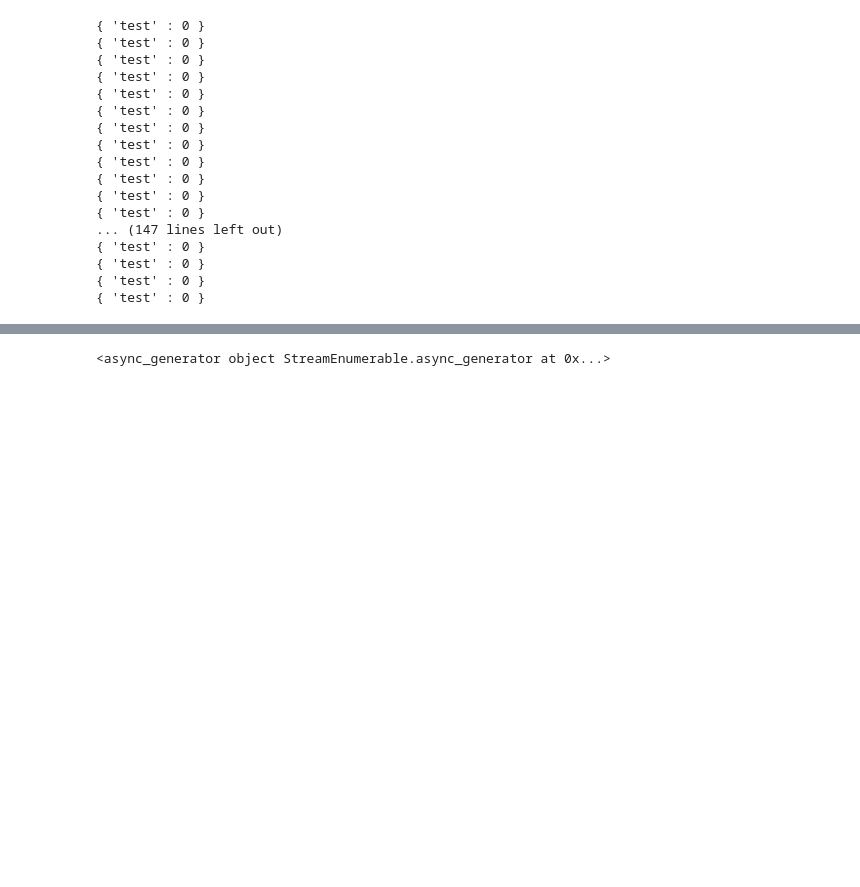
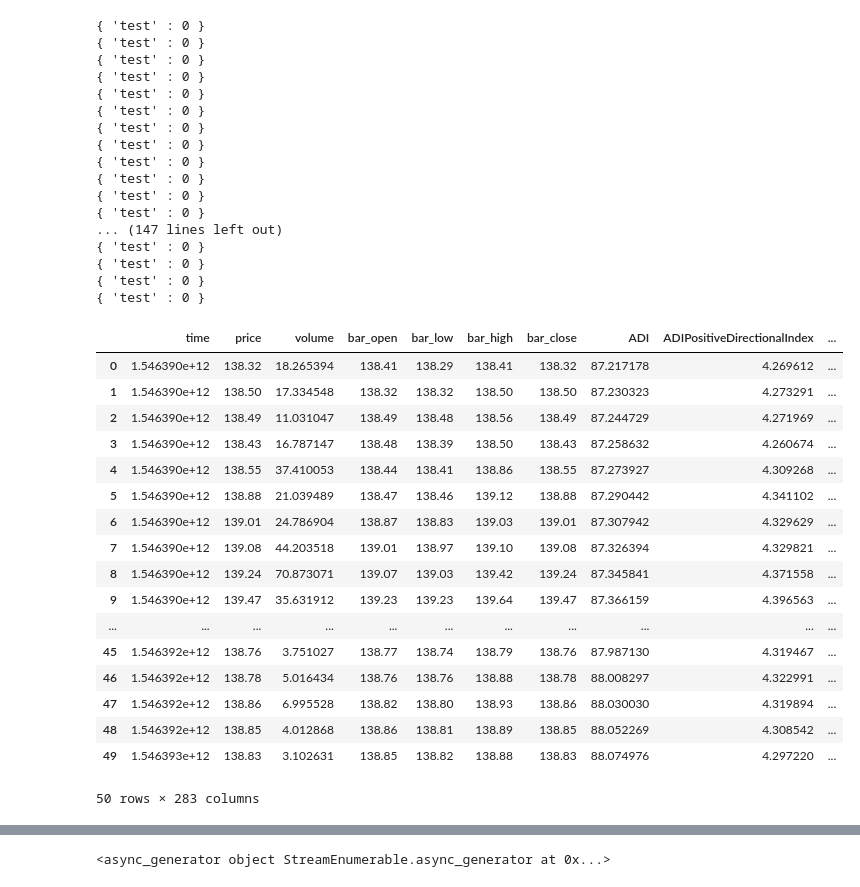
Before and after one commit to obecto/perper, a Jupyter notebook: samples/PythonNotebook/Test.ipynb, the cells around one changed output, grey strips where cells are left out. Saved outputs shown, nothing was run; the diff lists cells and outputs as text; code cells hidden in the pictures; blank space fills up the shorter version.

Commit message:
fix: debug and test episode loader SimpleData class extended, get_episode() completed and tested

```diff
--- a/samples/PythonNotebook/Test.ipynb
+++ b/samples/PythonNotebook/Test.ipynb
@@ -87,0 +91,36 @@ async_gen = await stream.get_async_generator()
+# %%
+async def get_episode():
+    episode_data = []
+    for _ in range(50):
+        item = await async_gen.__anext__()
+        row = np.fromstring(json.loads(item.Json)["Row"], dtype=float, sep=',')
+        episode_data.append(row)
+
+    column_names = json.loads(item.Json)["Columns"]
+    column_names = pd.Series(column_names.split(',')[:-1])
+    episode_data = np.array(episode_data)
+    episode_data = pd.DataFrame(data= episode_data, columns= column_names)
+    return episode_data
+# %%
+episode = await get_episode()
+# %%
+episode
+# %% [output]
+|  | time | price | volume | bar_open | bar_low | bar_high | bar_close | ADI | ADIPositiveDirectionalIndex | ... |
+| 0 | 1.546390e+12 | 138.32 | 18.265394 | 138.41 | 138.29 | 138.41 | 138.32 | 87.217178 | 4.269612 | ... |
+| 1 | 1.546390e+12 | 138.50 | 17.334548 | 138.32 | 138.32 | 138.50 | 138.50 | 87.230323 | 4.273291 | ... |
+| 2 | 1.546390e+12 | 138.49 | 11.031047 | 138.49 | 138.48 | 138.56 | 138.49 | 87.244729 | 4.271969 | ... |
+| 3 | 1.546390e+12 | 138.43 | 16.787147 | 138.48 | 138.39 | 138.50 | 138.43 | 87.258632 | 4.260674 | ... |
+| 4 | 1.546390e+12 | 138.55 | 37.410053 | 138.44 | 138.41 | 138.86 | 138.55 | 87.273927 | 4.309268 | ... |
+| 5 | 1.546390e+12 | 138.88 | 21.039489 | 138.47 | 138.46 | 139.12 | 138.88 | 87.290442 | 4.341102 | ... |
+| 6 | 1.546390e+12 | 139.01 | 24.786904 | 138.87 | 138.83 | 139.03 | 139.01 | 87.307942 | 4.329629 | ... |
+| 7 | 1.546390e+12 | 139.08 | 44.203518 | 139.01 | 138.97 | 139.10 | 139.08 | 87.326394 | 4.329821 | ... |
+| 8 | 1.546390e+12 | 139.24 | 70.873071 | 139.07 | 139.03 | 139.42 | 139.24 | 87.345841 | 4.371558 | ... |
+| 9 | 1.546390e+12 | 139.47 | 35.631912 | 139.23 | 139.23 | 139.64 | 139.47 | 87.366159 | 4.396563 | ... |
+| ... | ... | ... | ... | ... | ... | ... | ... | ... | ... | ... |
+| 45 | 1.546392e+12 | 138.76 | 3.751027 | 138.77 | 138.74 | 138.79 | 138.76 | 87.987130 | 4.319467 | ... |
+| 46 | 1.546392e+12 | 138.78 | 5.016434 | 138.76 | 138.76 | 138.88 | 138.78 | 88.008297 | 4.322991 | ... |
+| 47 | 1.546392e+12 | 138.86 | 6.995528 | 138.82 | 138.80 | 138.93 | 138.86 | 88.030030 | 4.319894 | ... |
+| 48 | 1.546392e+12 | 138.85 | 4.012868 | 138.86 | 138.81 | 138.89 | 138.85 | 88.052269 | 4.308542 | ... |
+| 49 | 1.546393e+12 | 138.83 | 3.102631 | 138.85 | 138.82 | 138.88 | 138.83 | 88.074976 | 4.297220 | ... |
+50 rows × 283 columns
```
Also changed, not shown: parts of 9 cells of this notebook, 3 other files.
